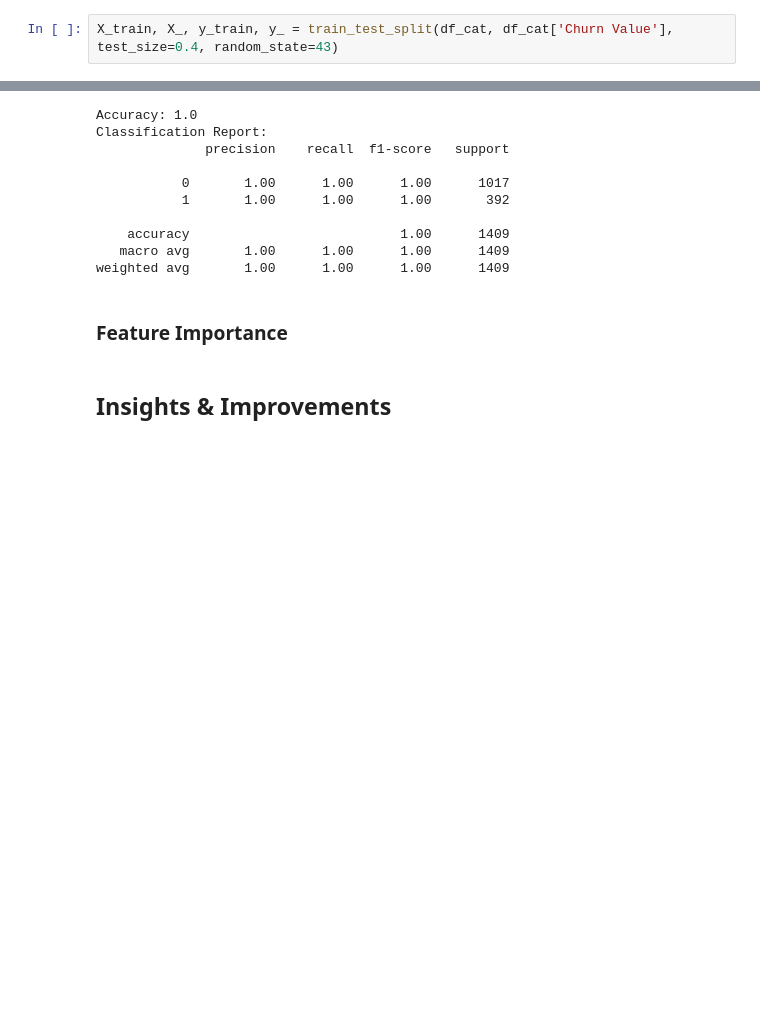
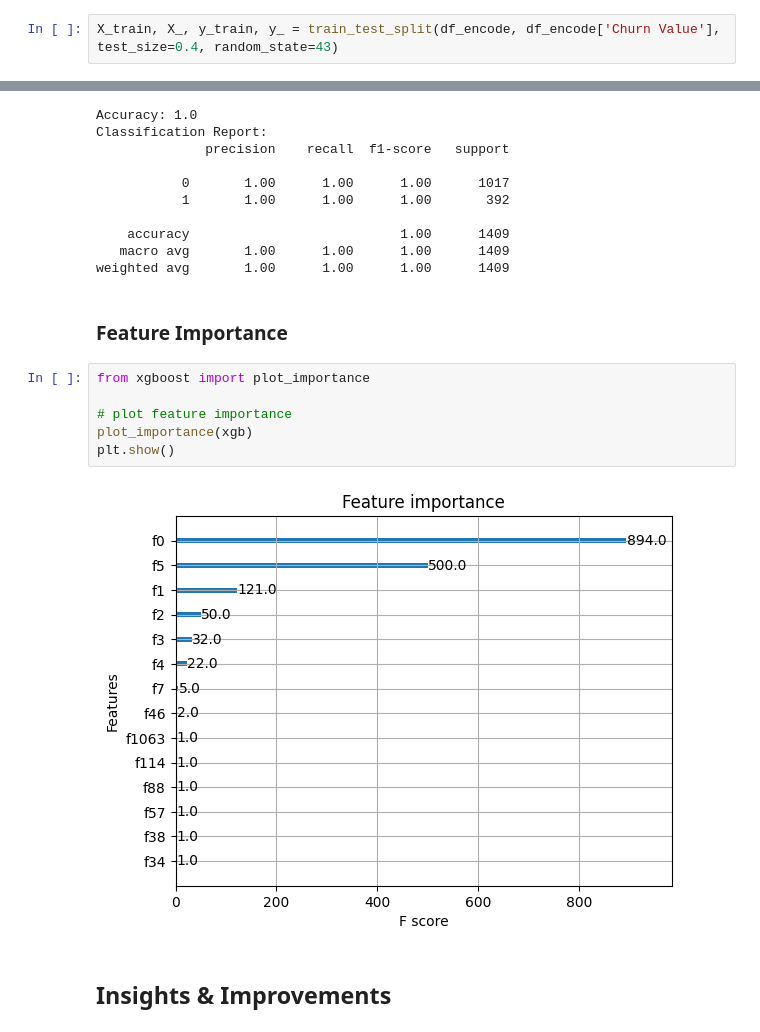
Before and after one commit to minari314159/Telco-Customer-Churn-Prediction, a Jupyter notebook: Customer_Churn_Prediction.ipynb, the cells around one changed output, grey strips where cells are left out. Drawn from its saved outputs; the diff is of its cells as text; blank space fills up the shorter version.

```diff
--- a/Customer_Churn_Prediction.ipynb
+++ b/Customer_Churn_Prediction.ipynb
@@ -349,7 +349,7 @@ for feature in categorical_features:
 # %% [markdown]
 ### Split Sets
 # %%
-X_train, X_, y_train, y_ = train_test_split(df_cat, df_cat['Churn Value'], test_size=0.4, random_state=43)
+X_train, X_, y_train, y_ = train_test_split(df_encode, df_encode['Churn Value'], test_size=0.4, random_state=43)
 # %%
 print(f'X_train Shape: {X_train.shape} \ny_train shape: {y_train.shape}')
 print(f'X_ Shape: {X_.shape} \ny_ shape: {y_.shape}')
@@ -520,5 +520,13 @@ Classification Report:
 weighted avg       1.00      1.00      1.00      1409
 # %% [markdown]
 ### Feature Importance
+# %%
+from xgboost import plot_importance
+
+# plot feature importance
+plot_importance(xgb)
+plt.show()
+# %% [output]
+[figure, added]
 # %% [markdown]
 ## Insights & Improvements
```
